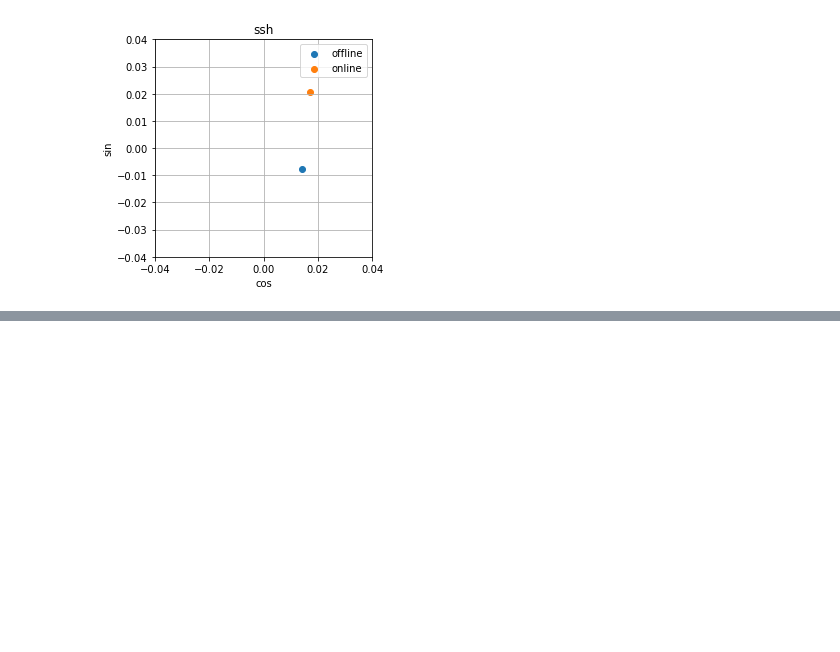
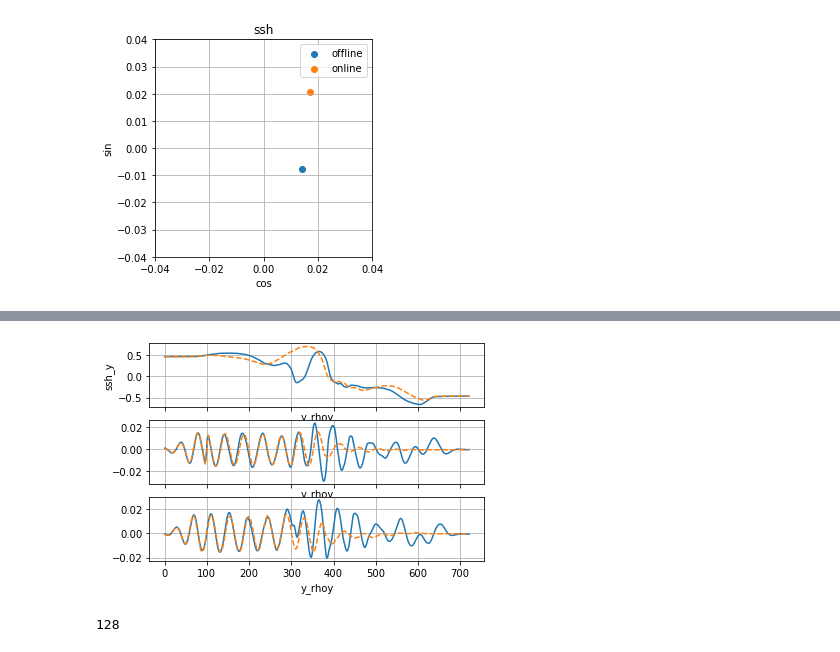
Before and after one commit to slgentil/croco, a Jupyter notebook: tutorials/pressure_tide.ipynb, the cells around one changed output, grey strips where cells are left out. Cells and saved outputs as stored; diff of their text form; code cells hidden in the pictures; blank space fills up the shorter version.

```diff
--- a/tutorials/pressure_tide.ipynb
+++ b/tutorials/pressure_tide.ipynb
@@ -532,0 +558,17 @@ offline avg: [[0.61602896]] online avg: [0.57355547]
+# %%
+fig, axs = plt.subplots(3, 1, sharex=True)
+dhis.isel(x_rho=indx).ssh_a.plot(ax=axs[0])
+dsec.ssh_y.mean("time").plot(linestyle="--", ax=axs[0])
+dhis.isel(x_rho=indx).ssh_t_cos.plot(ax=axs[1])
+ssh_y_cos.plot(linestyle="--", ax=axs[1])
+dhis.isel(x_rho=indx).ssh_t_sin.plot(ax=axs[2])
+ssh_y_sin.plot(linestyle="--", ax=axs[2])
+
+for ax in axs:
+    ax.grid(True)
+# %% [output]
+[figure, added]
+# %%
+indx
+# %% [output]
+128
```
Also changed, not shown: parts of 11 cells of this notebook.
